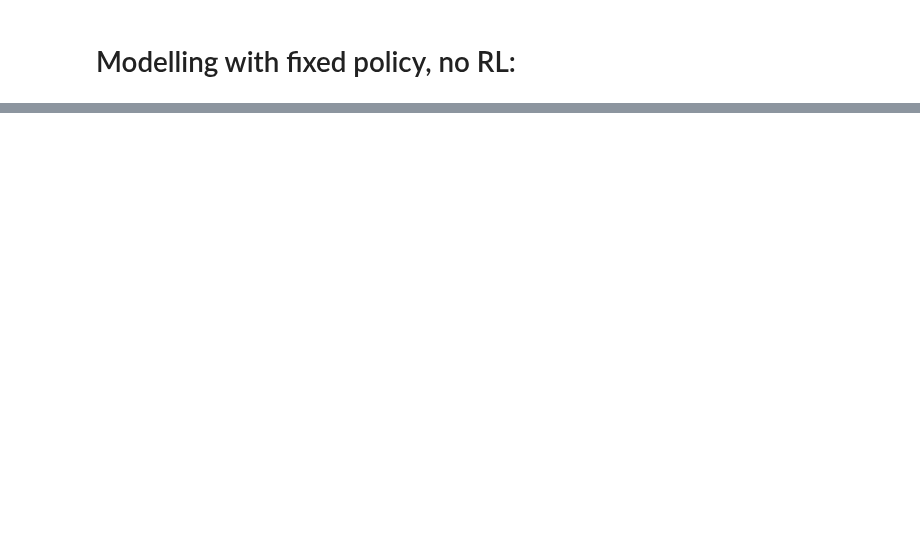
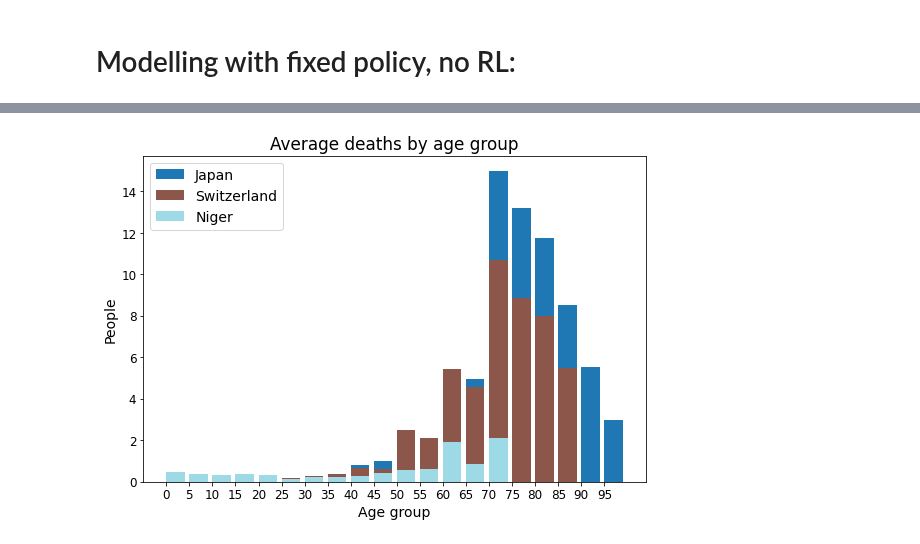
Before and after one commit to Aramatos/PandemicModel, a Jupyter notebook: RL test.ipynb, the cells around one changed output, grey strips where cells are left out. Saved outputs shown, nothing was run; the diff lists cells and outputs as text; code cells hidden in the pictures; blank space fills up the shorter version.

```diff
--- a/RL test.ipynb
+++ b/RL test.ipynb
@@ -330,9 +336,11 @@ show_deaths(env.g)
 # %% [markdown]
 # Modelling with fixed policy, no RL:
 # %%
-test_env_J = PanEnv(size=100,distribution='Japan')
-test_env_S = PanEnv(size=100,distribution='Switzerland')
-test_env_N = PanEnv(size=100,distribution='Niger')
+test_env_J = PanEnv(size=1000,distribution='Japan')
+test_env_S = PanEnv(size=1000,distribution='Switzerland')
+test_env_N = PanEnv(size=1000,distribution='Niger')
 
 #define fixed policy: distribute all vaccines evenly for population >65 years
 action_ = [0,0,0,0,0,0,0,0,0,0,0,0,0,10,10,10,10,10,10,10]
+#define policy for no vaccines
+noaction = np.zeros(20)
@@ -339,8 +352,11 @@ action_ = [0,0,0,0,0,0,0,0,0,0,0,0,0,10,10,10,10,10,10,10]
 # %%
 J_states = {}
 J_rewards = {}
+J_vacc = {}
 S_states = {}
 S_rewards = {}
+S_vacc = {}
 N_states = {}
 N_rewards = {}
+N_vacc = {}
 # %%
@@ -405,11 +425,4 @@ simulate_fixedaction(test_env_N,action_,100,N_states,N_rewards)
 # %%
-J_states1000 = {}
-J_rewards1000 = {}
-S_states1000 = {}
-S_rewards1000 = {}
-N_states1000 = {}
-N_rewards1000 = {}
-
-simulate_fixedaction(PanEnv(size=1000,distribution='Japan'),action_,100,J_states1000,J_rewards1000)
-simulate_fixedaction(PanEnv(size=1000,distribution='Switzerland'),action_,100,S_states1000,S_rewards1000)
-simulate_fixedaction(PanEnv(size=1000,distribution='Niger'),action_,100,N_states1000,N_rewards1000)
+J_deadbyage = simulate_fixedaction(test_env_J,noaction,100,J_states,J_rewards,J_vacc)
+S_deadbyage = simulate_fixedaction(test_env_S,noaction,100,S_states,S_rewards,S_vacc)
+N_deadbyage = simulate_fixedaction(test_env_N,noaction,100,N_states,N_rewards,N_vacc)
@@ -479,0 +461,17 @@ show_pandemic(get_meanobs(S_states1000))
+# %%
+color_pos = np.linspace(0,1,3)
+colors = [cmap(pos) for pos in color_pos]
+plt.figure(figsize=(9,6))
+plt.title('Average deaths by age group')
+plt.bar(np.linspace(1,20,20), J_deadbyage, align = 'edge',color=colors[0],label='Japan')
+plt.bar(np.linspace(1,20,20), S_deadbyage, align = 'edge',color=colors[1],label='Switzerland')
+plt.bar(np.linspace(1,20,20), N_deadbyage, align = 'edge',color=colors[2],label='Niger')
+ax = plt.gca()
+ax.set_xticks(np.arange(1,21))
+ax.set_xticklabels(np.multiply(np.arange(0,20),5))
+plt.ylabel('People')
+plt.xlabel('Age group')
+plt.legend()
+plt.show()
+# %% [output]
+[figure, added]
```
Also changed, not shown: parts of 21 cells of this notebook, 1 other file.
